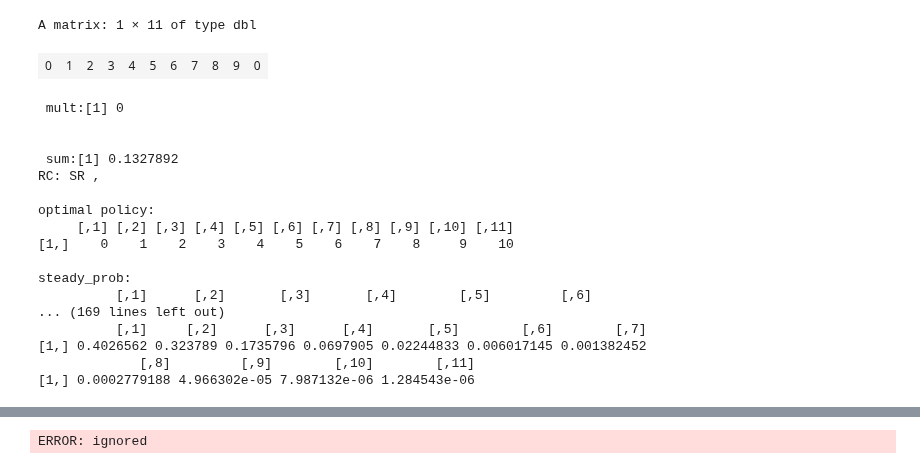
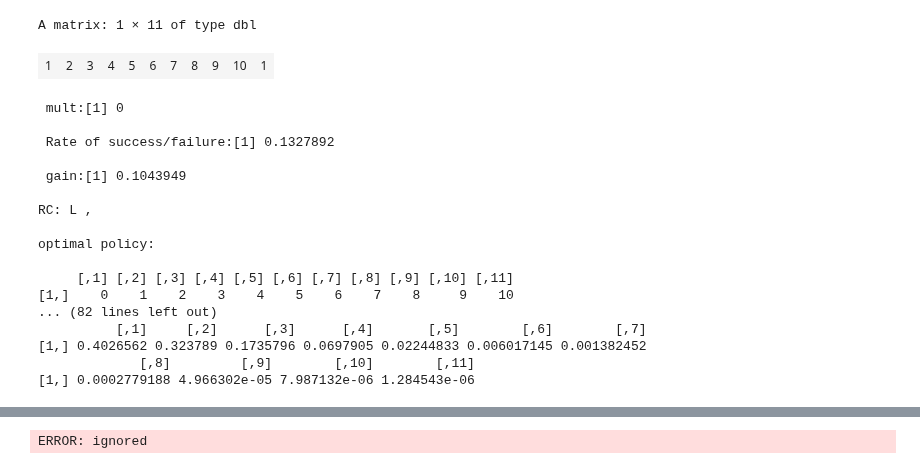
Before and after one commit to IshtiSikder/Optimal-allocation-of-rescue-teams-for-hostage-situations, a Jupyter notebook: toy_prob.ipynb, the cells around one changed output, grey strips where cells are left out. Drawn from its saved outputs; the diff is of its cells as text; code cells hidden in the pictures.

```diff
--- a/toy_prob.ipynb
+++ b/toy_prob.ipynb
@@ -192,7 +192,11 @@ MDP = function(lam, mu, eps, numRescue, numTerror, costT, RC, mult) {
 
  }
 # %%
-MDP(lam=0.2763, mu=0.2829, eps=0.1718, numRescue=10, numTerror=10, costT=1, RC='L', mult=0.5316190142082907188481)
+ans = MDP(lam=0.2763, mu=0.2829, eps=0.1718, numRescue=10, numTerror=10, costT=1, RC='L', mult=0.5316190142082907188481)
-# %% [output]
-A matrix: 1 × 11 of type dbl
-| 0 | 1 | 2 | 3 | 4 | 5 | 6 | 7 | 8 | 9 | 0 |
+# %%
+ans = ans + 1
+# %%
+ans
+# %% [output]
+A matrix: 1 × 11 of type dbl
+| 1 | 2 | 3 | 4 | 5 | 6 | 7 | 8 | 9 | 10 | 1 |
@@ -250,21 +352,21 @@ return (list(list_mult,list_sum))
 
 
 
-lst = mult_test(1,'SR',0,3,0.01)
+lst = mult_test(1,'L',0,3,0.01)
 # %% [output]
  mult:[1] 0
 
+ Rate of success/failure:[1] 0.1327892
 
- sum:[1] 0.1327892
-RC: SR ,
+ gain:[1] 0.1043949
+
+RC: L ,
 
 optimal policy:
+
      [,1] [,2] [,3] [,4] [,5] [,6] [,7] [,8] [,9] [,10] [,11]
 [1,]    0    1    2    3    4    5    6    7    8     9    10
-
-steady_prob:
-          [,1]      [,2]       [,3]       [,4]        [,5]         [,6]
-... (169 lines left out)
+... (82 lines left out)
           [,1]     [,2]      [,3]      [,4]       [,5]        [,6]        [,7]
 [1,] 0.4026562 0.323789 0.1735796 0.0697905 0.02244833 0.006017145 0.001382452
              [,8]         [,9]        [,10]        [,11]
```
Also changed, not shown: parts of 6 cells of this notebook.
